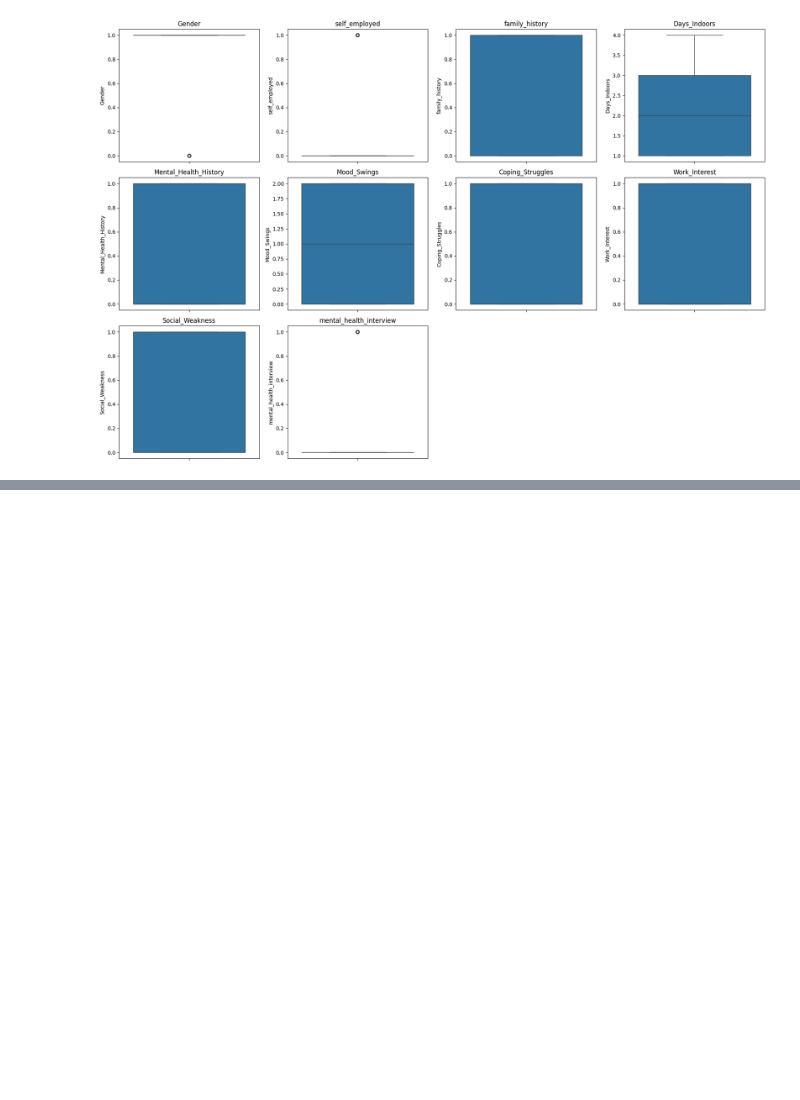
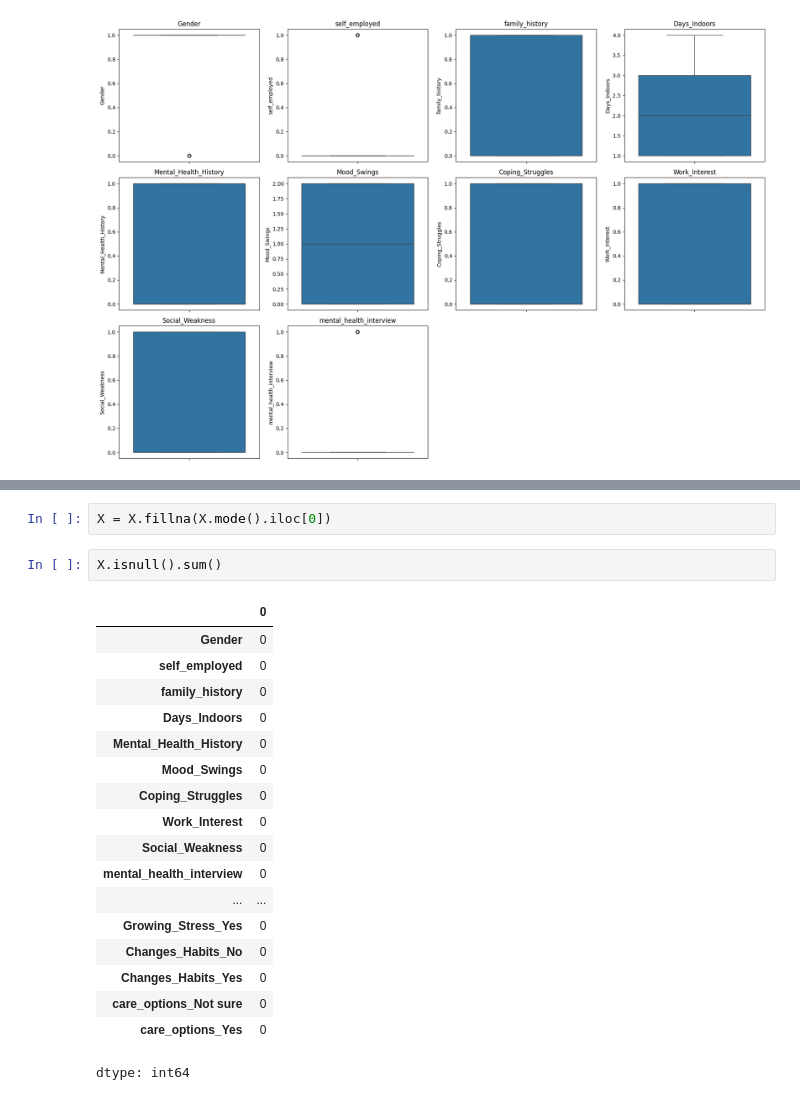
Before and after one commit to MDRobiulhassan/Ecommerce-Fraud-Detection, a Jupyter notebook: Mental_Health.ipynb, the cells around one changed output, grey strips where cells are left out. Cells and saved outputs as stored; diff of their text form; blank space fills up the shorter version.

```diff
--- a/Mental_Health.ipynb
+++ b/Mental_Health.ipynb
@@ -341,0 +356,23 @@ plt.show()
+# %%
+X = X.fillna(X.mode().iloc[0])
+# %%
+X.isnull().sum()
+# %% [output]
+|  | 0 |
+| Gender | 0 |
+| self_employed | 0 |
+| family_history | 0 |
+| Days_Indoors | 0 |
+| Mental_Health_History | 0 |
+| Mood_Swings | 0 |
+| Coping_Struggles | 0 |
+| Work_Interest | 0 |
+| Social_Weakness | 0 |
+| mental_health_interview | 0 |
+| ... | ... |
+| Growing_Stress_Yes | 0 |
+| Changes_Habits_No | 0 |
+| Changes_Habits_Yes | 0 |
+| care_options_Not sure | 0 |
+| care_options_Yes | 0 |
+dtype: int64
```
Also changed, not shown: parts of 3 cells of this notebook.
